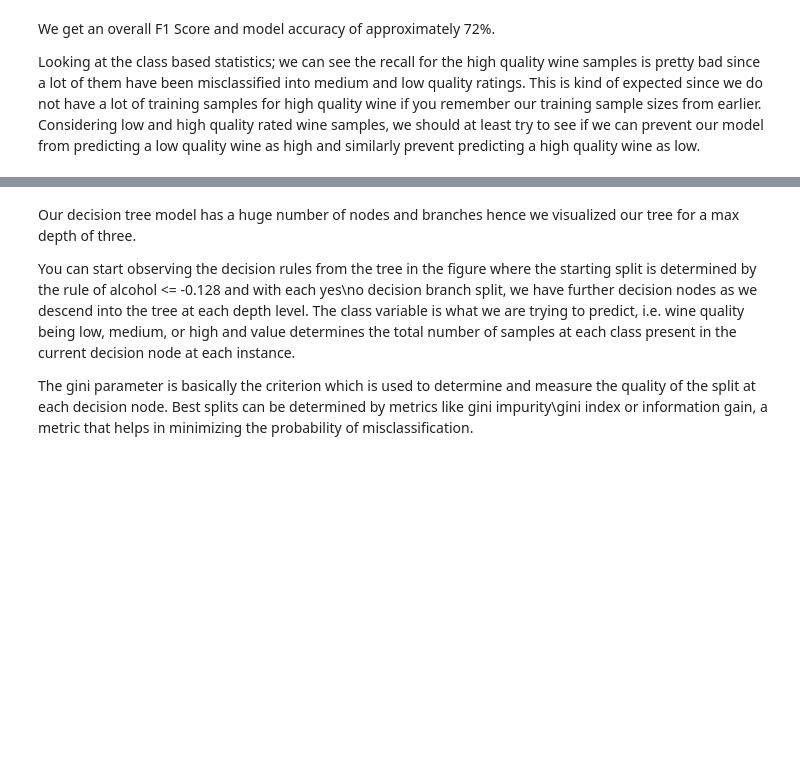
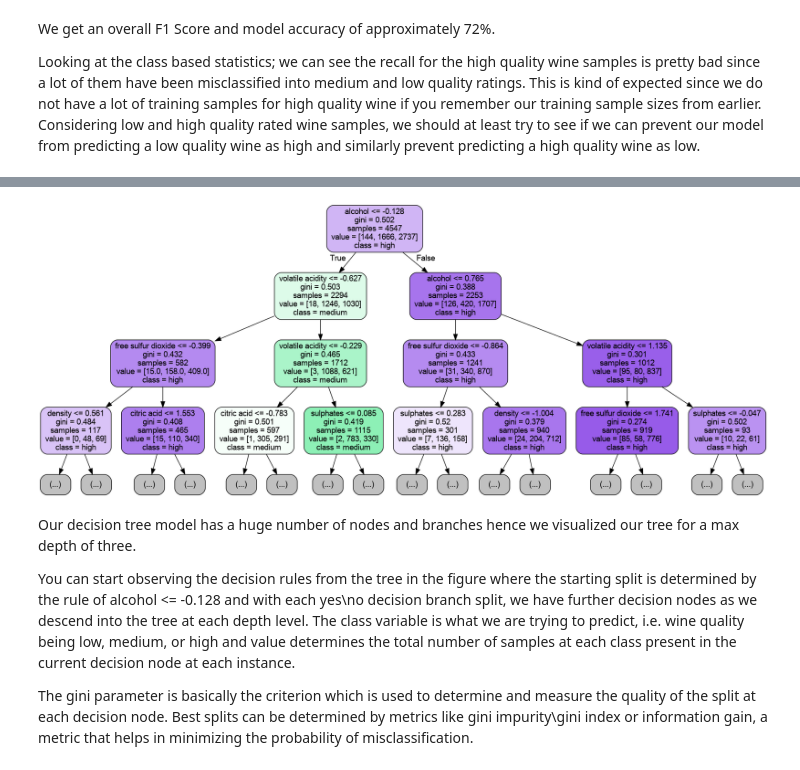
Before and after one commit to udel-cbcb/NIGMS-Sandbox-UD, a Jupyter notebook: Submodule_4/Exercises/Submodule_4_Exercise_3_Predicting_Wine_Quality_Solution.ipynb, the cells around one changed output, grey strips where cells are left out. Cells and saved outputs as stored; diff of their text form; code cells hidden in the pictures; blank space fills up the shorter version.

```diff
--- a/Submodule_4/Exercises/Submodule_4_Exercise_3_Predicting_Wine_Quality_Solution.ipynb
+++ b/Submodule_4/Exercises/Submodule_4_Exercise_3_Predicting_Wine_Quality_Solution.ipynb
@@ -336,16 +486,23 @@ seems to be one of the most important features for classifying both wine type an
 # %%
-from graphviz import Source
-from sklearn import tree
-from IPython.display import Image
-
-graph = Source(tree.export_graphviz(wqp_dt, out_file=None, class_names=wqp_label_names,
-                                    filled=True, rounded=True, special_characters=False,
-                                    feature_names=wqp_feature_names, max_depth=3))
-png_data = graph.pipe(format='png')
-with open('dtree_structure.png','wb') as f:
+graph = Source(
+    tree.export_graphviz(
+        wqp_dt,
+        out_file=None,
+        class_names=wqp_label_names,
+        filled=True,
+        rounded=True,
+        special_characters=False,
+        feature_names=wqp_feature_names,
+        max_depth=3,
+    )
+)
+png_data = graph.pipe(format="png")
+with open("dtree_structure.png", "wb") as f:
     f.write(png_data)
 
 Image(png_data)
+# %% [output]
+[figure, added]
 # %% [markdown]
 Our decision tree model has a huge number of nodes and branches hence we visualized our tree for a
 max depth of three.
```
Also changed, not shown: parts of 65 cells of this notebook.
